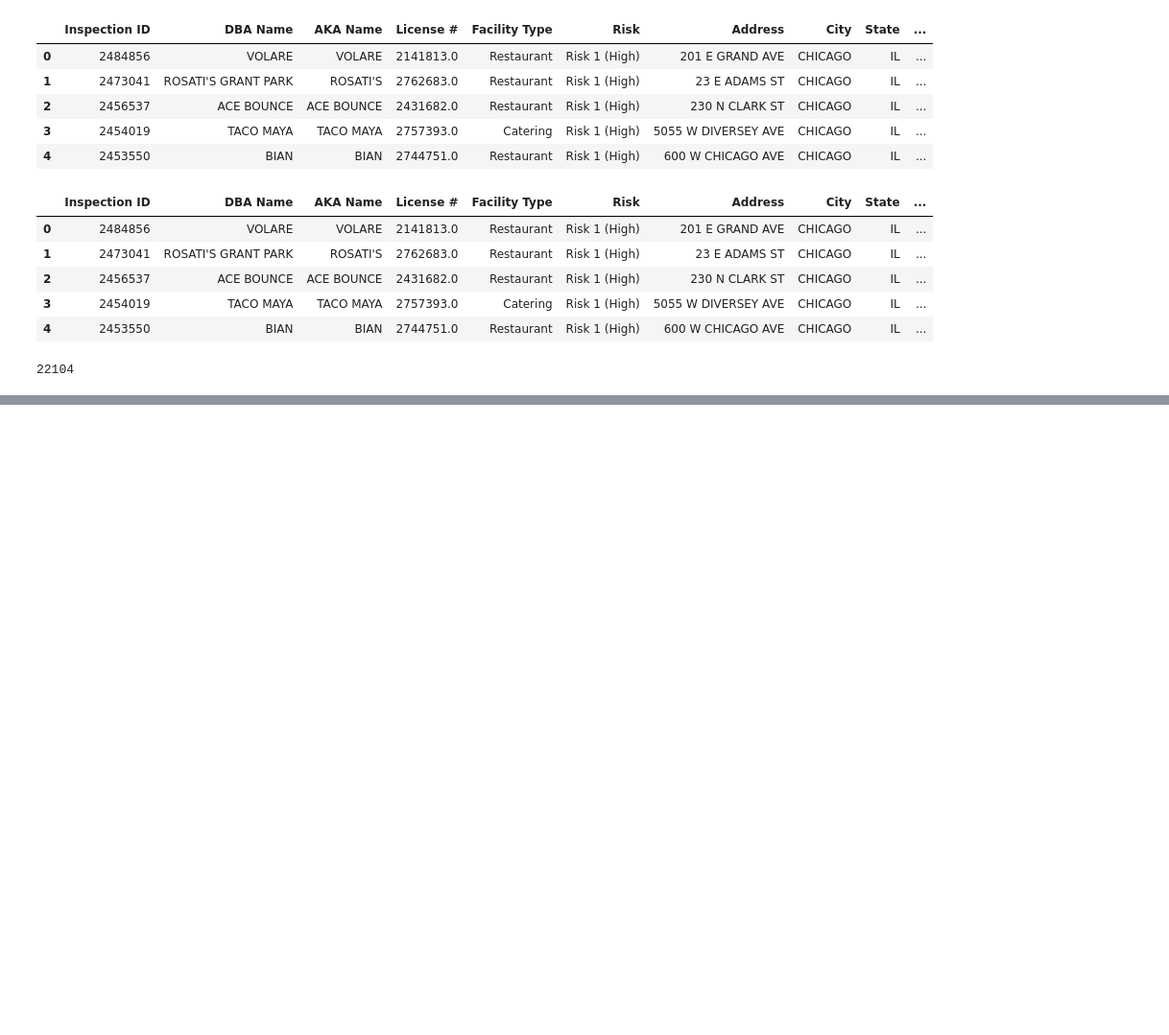
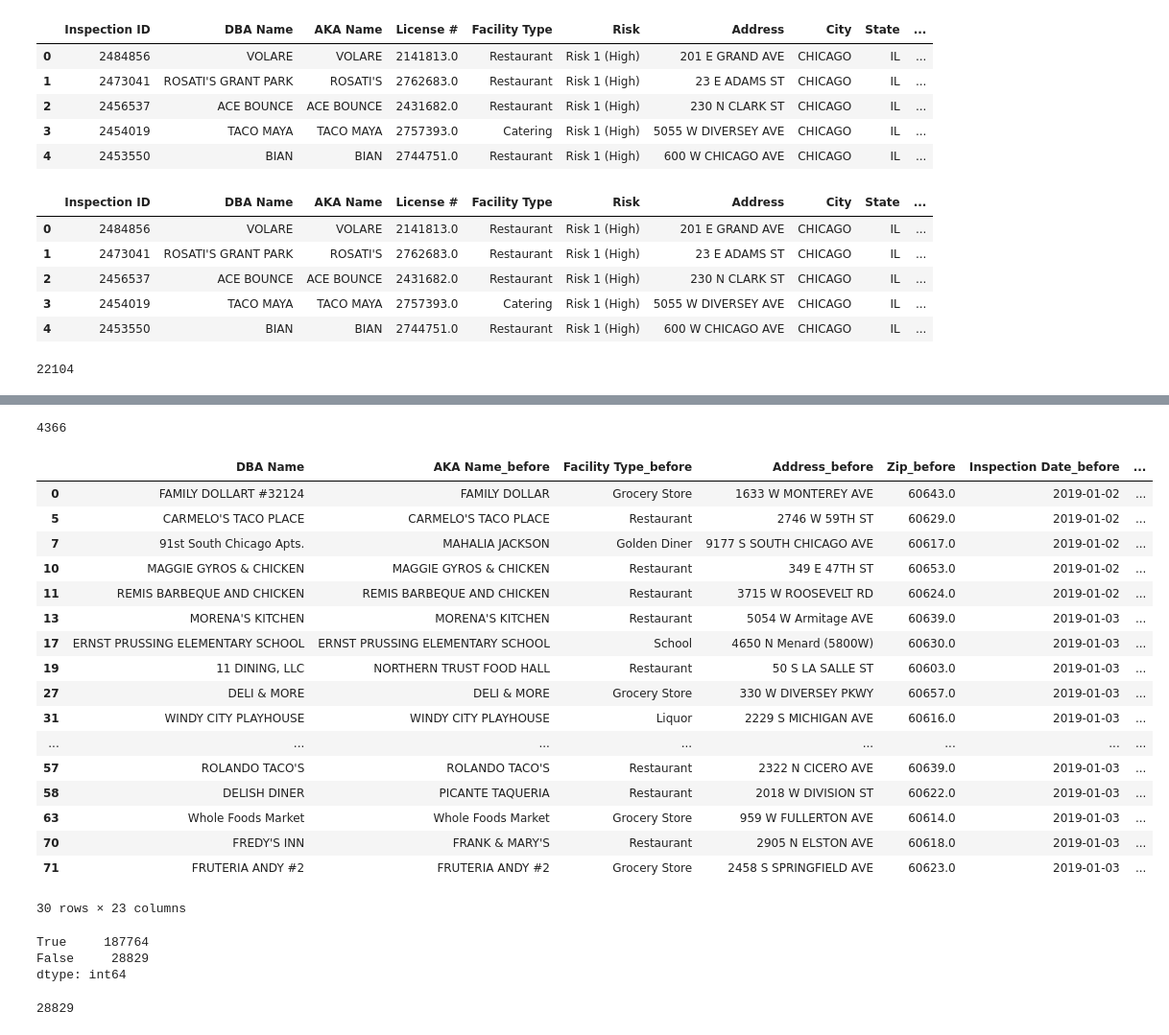
Before and after one commit to sabinahartnett/localgorithms, a Jupyter notebook: food_inspections.ipynb, the cells around one changed output, grey strips where cells are left out. Shown: that part at 96% size. Drawn from its saved outputs; the diff is of its cells as text; code cells hidden in the pictures; blank space fills up the shorter version.

Commit message:
Add files via upload
updated inspections cleaning

```diff
--- a/food_inspections.ipynb
+++ b/food_inspections.ipynb
@@ -71,0 +137,5 @@ rest_subset.to_csv("rest_subset.csv")
+# %%
+#sort by date
+after_covid = after_covid.sort_values(by = ["Inspection Date"])
+#drop extra columns
+after_covid = after_covid.drop(columns = ["Inspection ID", "License #", "Risk", "City", "State"])
@@ -71,0 +160,3 @@ rest_subset.to_csv("rest_subset.csv")
+# %%
+#keep most recent inspection results
+after_covid = after_covid.drop_duplicates('DBA Name', keep='first')
@@ -71,0 +242,5 @@ rest_subset.to_csv("rest_subset.csv")
+# %%
+#what happens when we try merging the results of the before and after covid data sets? - all of the restaurants
+#try to identify both the ones that are actively closed and ones that weren't/couldn't be inspected in 2020 (might be closed?)
+#perserve all values = outer join
+merged_all = before_covid.merge(after_covid, how='outer', on= "DBA Name", suffixes = ("_before", "_after"))
@@ -71,0 +276,29 @@ rest_subset.to_csv("rest_subset.csv")
+# %%
+#select those restaurants that are NaN for results after but had information in 2019
+missing_after = merged_all[merged_all['Results_after'].isna()]
+# %%
+len(missing_after)
+#why is this longer than I was expecting?
+# %% [output]
+4366
+# %%
+missing_after.head(30)
+# %% [output]
+|  | DBA Name | AKA Name_before | Facility Type_before | Address_before | Zip_before | Inspection Date_before | ... |
+| 0 | FAMILY DOLLART #32124 | FAMILY DOLLAR | Grocery Store | 1633 W MONTEREY AVE | 60643.0 | 2019-01-02 | ... |
+| 5 | CARMELO'S TACO PLACE | CARMELO'S TACO PLACE | Restaurant | 2746 W 59TH ST | 60629.0 | 2019-01-02 | ... |
+| 7 | 91st South Chicago Apts. | MAHALIA JACKSON | Golden Diner | 9177 S SOUTH CHICAGO AVE | 60617.0 | 2019-01-02 | ... |
+| 10 | MAGGIE GYROS & CHICKEN | MAGGIE GYROS & CHICKEN | Restaurant | 349 E 47TH ST | 60653.0 | 2019-01-02 | ... |
+| 11 | REMIS BARBEQUE AND CHICKEN | REMIS BARBEQUE AND CHICKEN | Restaurant | 3715 W ROOSEVELT RD | 60624.0 | 2019-01-02 | ... |
+| 13 | MORENA'S KITCHEN | MORENA'S KITCHEN | Restaurant | 5054 W Armitage AVE | 60639.0 | 2019-01-03 | ... |
+| 17 | ERNST PRUSSING ELEMENTARY SCHOOL | ERNST PRUSSING ELEMENTARY SCHOOL | School | 4650 N Menard (5800W) | 60630.0 | 2019-01-03 | ... |
+| 19 | 11 DINING, LLC | NORTHERN TRUST FOOD HALL | Restaurant | 50 S LA SALLE ST | 60603.0 | 2019-01-03 | ... |
+| 27 | DELI & MORE | DELI & MORE | Grocery Store | 330 W DIVERSEY PKWY | 60657.0 | 2019-01-03 | ... |
+| 31 | WINDY CITY PLAYHOUSE | WINDY CITY PLAYHOUSE | Liquor | 2229 S MICHIGAN AVE | 60616.0 | 2019-01-03 | ... |
+| ... | ... | ... | ... | ... | ... | ... | ... |
+| 57 | ROLANDO TACO'S | ROLANDO TACO'S | Restaurant | 2322 N CICERO AVE | 60639.0 | 2019-01-03 | ... |
+| 58 | DELISH DINER | PICANTE TAQUERIA | Restaurant | 2018 W DIVISION ST | 60622.0 | 2019-01-03 | ... |
+| 63 | Whole Foods Market | Whole Foods Market | Grocery Store | 959 W FULLERTON AVE | 60614.0 | 2019-01-03 | ... |
+| 70 | FREDY'S INN | FRANK & MARY'S | Restaurant | 2905 N ELSTON AVE | 60618.0 | 2019-01-03 | ... |
+| 71 | FRUTERIA ANDY #2 | FRUTERIA ANDY #2 | Grocery Store | 2458 S SPRINGFIELD AVE | 60623.0 | 2019-01-03 | ... |
+30 rows × 23 columns
@@ -71,0 +308,9 @@ rest_subset.to_csv("rest_subset.csv")
+# %%
+###
+#let's see how many duplicated restaurants in the original data set
+total_duplicated = food_inspect.duplicated(subset=['DBA Name'])
+total_duplicated.value_counts()
+# %% [output]
+True     187764
+False     28829
+dtype: int64
@@ -71,0 +319,4 @@ rest_subset.to_csv("rest_subset.csv")
+# %%
+len(unique_rest)
+# %% [output]
+28829
```
Also changed, not shown: parts of 37 cells of this notebook.
